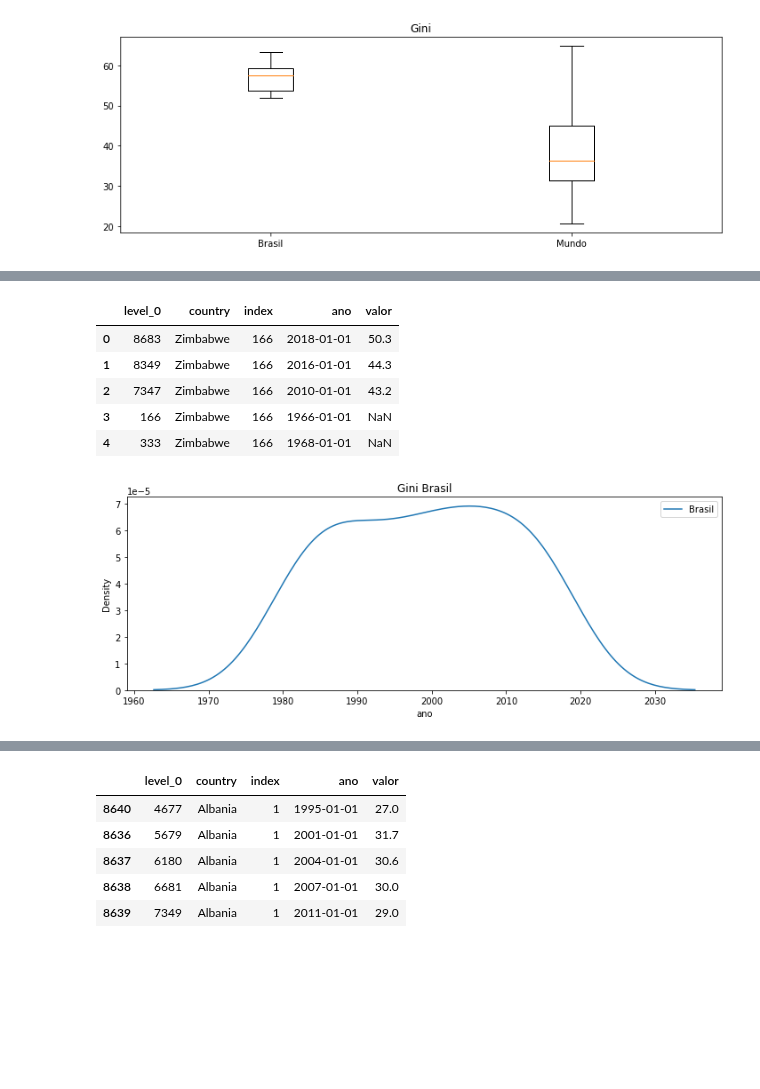
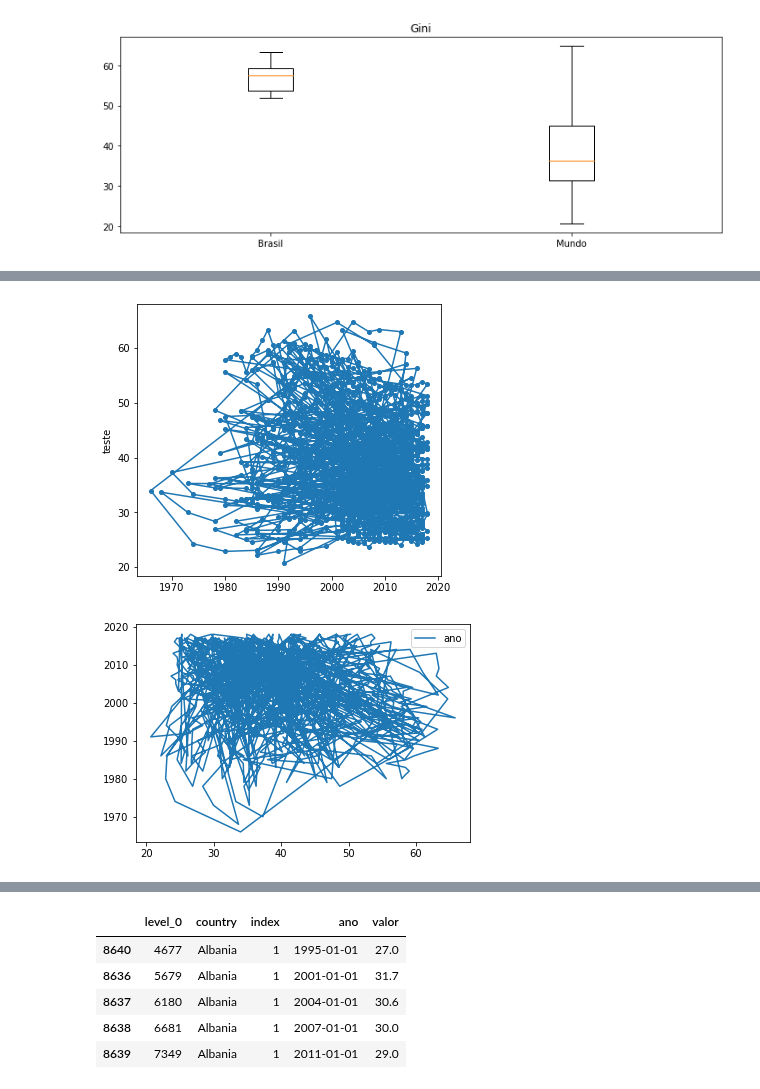
Before and after one commit to rodglins/Python, a Jupyter notebook: desafios/exploracaoDados/ExploracaoDadosEDAcompleto.ipynb, the cells around one changed output, grey strips where cells are left out. Cells and saved outputs as stored; diff of their text form; code cells hidden in the pictures; blank space fills up the shorter version.

```diff
--- a/desafios/exploracaoDados/ExploracaoDadosEDAcompleto.ipynb
+++ b/desafios/exploracaoDados/ExploracaoDadosEDAcompleto.ipynb
@@ -124,12 +123,0 @@ dtype: object
-# %%
-# resetando o index
-
-dfGini = dfGini.reset_index()
-dfGini.head()
-# %% [output]
-|  | level_0 | country | index | ano | valor |
-| 0 | 8683 | Zimbabwe | 166 | 2018-01-01 | 50.3 |
-| 1 | 8349 | Zimbabwe | 166 | 2016-01-01 | 44.3 |
-| 2 | 7347 | Zimbabwe | 166 | 2010-01-01 | 43.2 |
-| 3 | 166 | Zimbabwe | 166 | 1966-01-01 | NaN |
-| 4 | 333 | Zimbabwe | 166 | 1968-01-01 | NaN |
@@ -149,16 +124,3 @@ dfGini.head()
-# %%
-# Mostra a densidade dos dados conforme o período:
-
-plt.figure(figsize=(12,4))
-sns.kdeplot(dfGini_not_null[dfGini_not_null.country == 'Brazil'].ano,label='Brasil')
-# sns.kdeplot(dfGini_not_null.ano,label='Mundo')
-plt.title('Gini Brasil')
-plt.legend()
-plt.show()
-
-# Houve mais dados entre 2005 e 2015
-# %% [output]
-[figure, removed]
 # %%
 # tratando valores vazios
 
@@ -165,0 +133,17 @@ dfGini2 = dfGini_not_null.sort_values(['country', 'ano'])
+# %%
+# Este não funcionou:
+plt.figure(figsize=(12,5))
+plt.subplot(1,2,1)
+plt.plot(dfGini2["ano"],dfGini2["valor"],label="teste",marker="o", markersize=4)
+plt.ylabel("teste")
+plt.show()
+# %% [output]
+[figure, added]
+# %%
+# Este não funcionou:
+plt.plot(dfGini2["valor"],dfGini2["ano"],label="ano")
+# plt.plot(ano["dfGini2"],ano["teste"],label="teste")
+plt.legend()
+plt.show()
+# %% [output]
+[figure, added]
```
Also changed, not shown: parts of 20 cells of this notebook.
